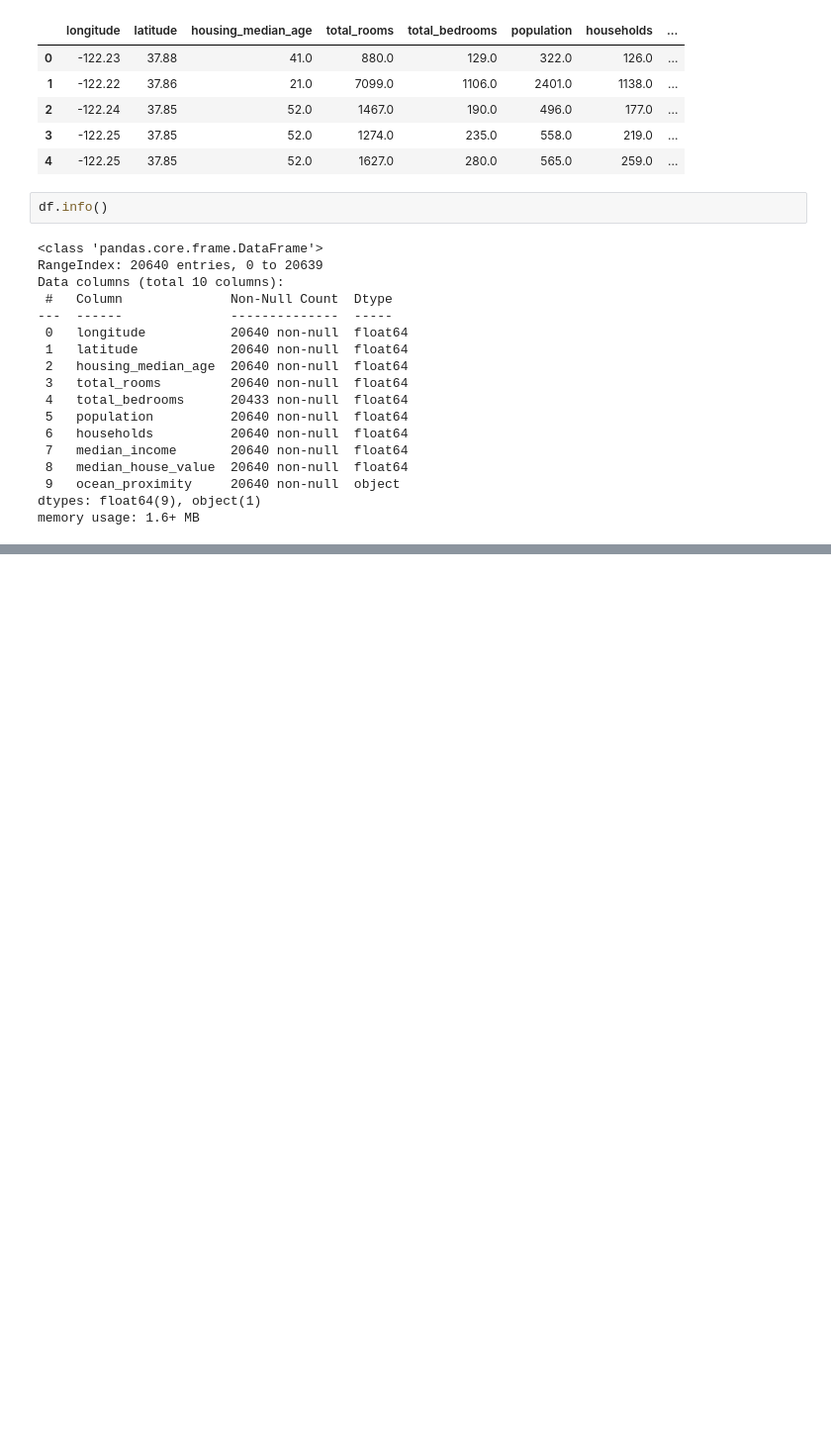
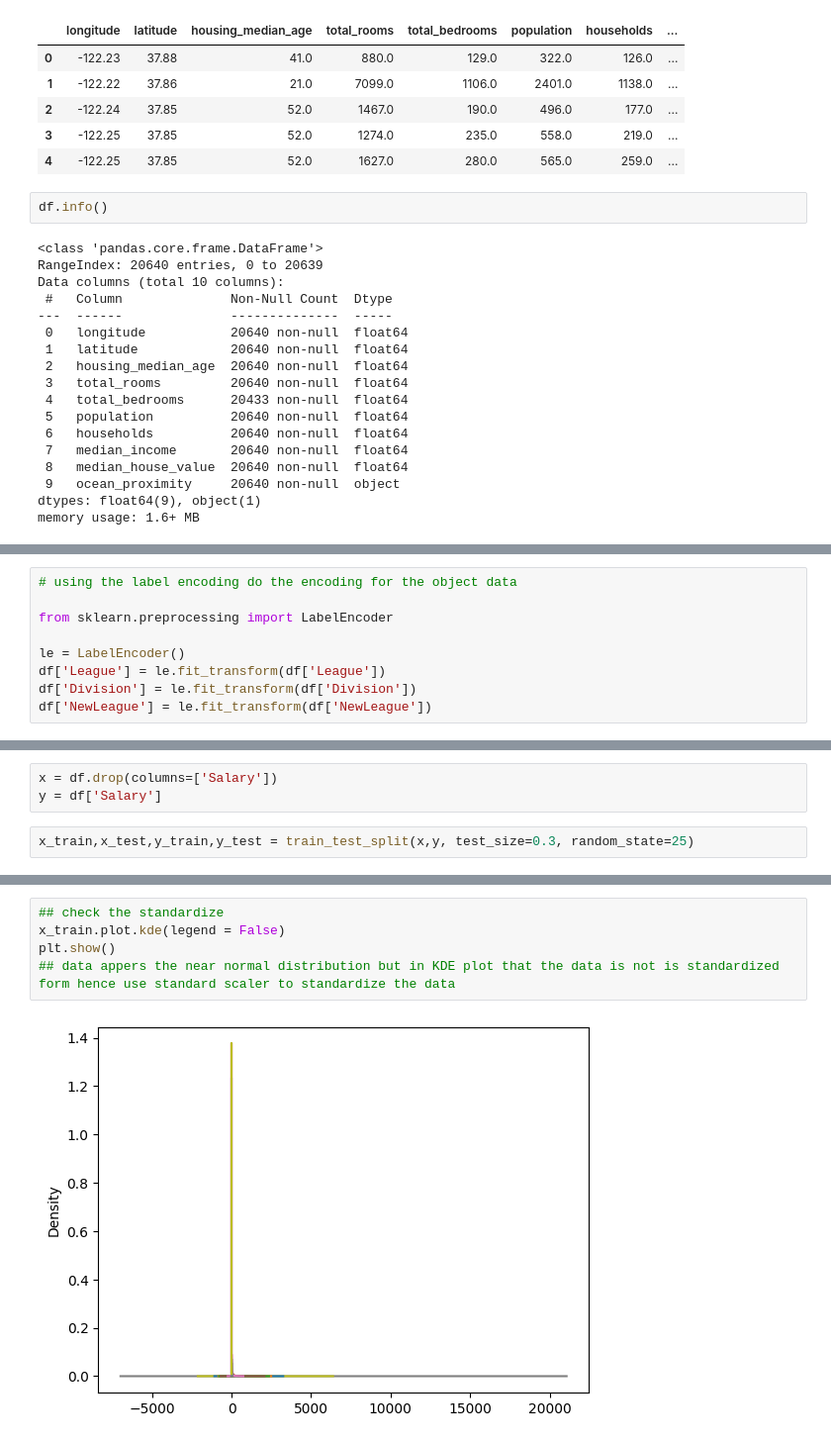
Before and after one commit to vivekkhillar/ML-practice, a Jupyter notebook: Day 32 20-08-2025/simpleLinearRegression.ipynb, the cells around one changed output, grey strips where cells are left out. Shown at 99% size. Cells and saved outputs as stored; diff of their text form; blank space fills up the shorter version.

```diff
--- a/Day 32 20-08-2025/simpleLinearRegression.ipynb
+++ b/Day 32 20-08-2025/simpleLinearRegression.ipynb
@@ -271,0 +524,9 @@ memory usage: 1.6+ MB
+# %%
+# using the label encoding do the encoding for the object data
+
+from sklearn.preprocessing import LabelEncoder
+
+le = LabelEncoder()
+df['League'] = le.fit_transform(df['League'])
+df['Division'] = le.fit_transform(df['Division'])
+df['NewLeague'] = le.fit_transform(df['NewLeague'])
@@ -271,0 +565,5 @@ memory usage: 1.6+ MB
+# %%
+x = df.drop(columns=['Salary'])
+y = df['Salary']
+# %%
+x_train,x_test,y_train,y_test = train_test_split(x,y, test_size=0.3, random_state=25)
@@ -271,0 +582,7 @@ memory usage: 1.6+ MB
+# %%
+## check the standardize
+x_train.plot.kde(legend = False)
+plt.show()
+## data appers the near normal distribution but in KDE plot that the data is not is standardized form hence use standard scaler to standardize the data
+# %% [output]
+[figure, added]
```
Also changed, not shown: parts of 50 cells of this notebook, 1 other file.
